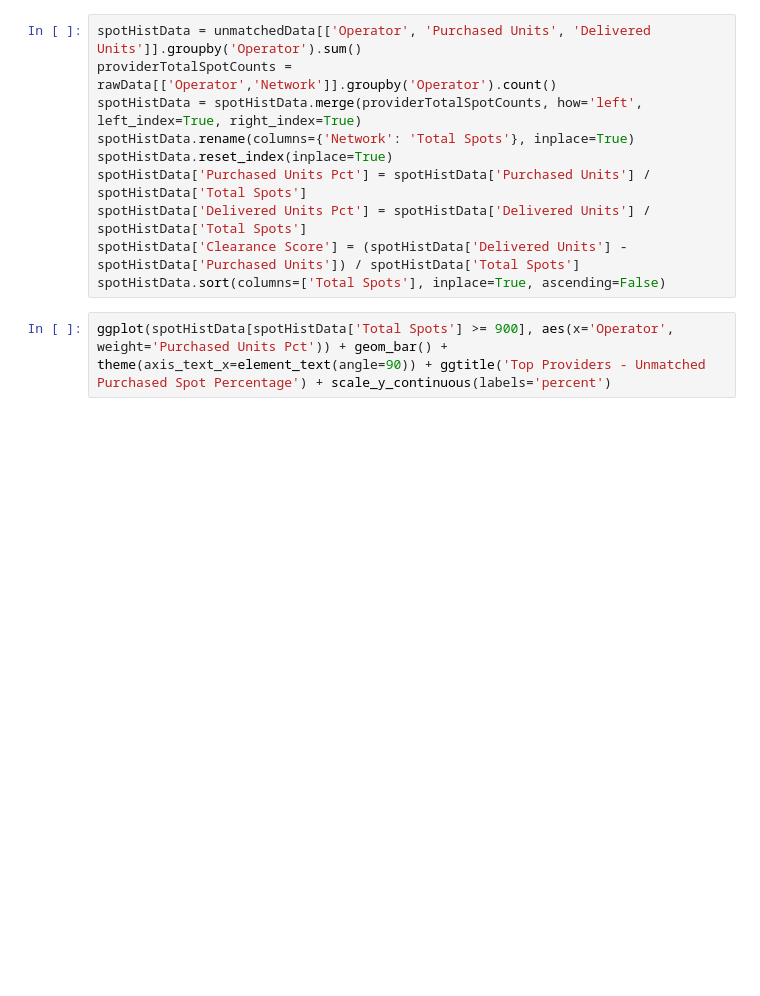
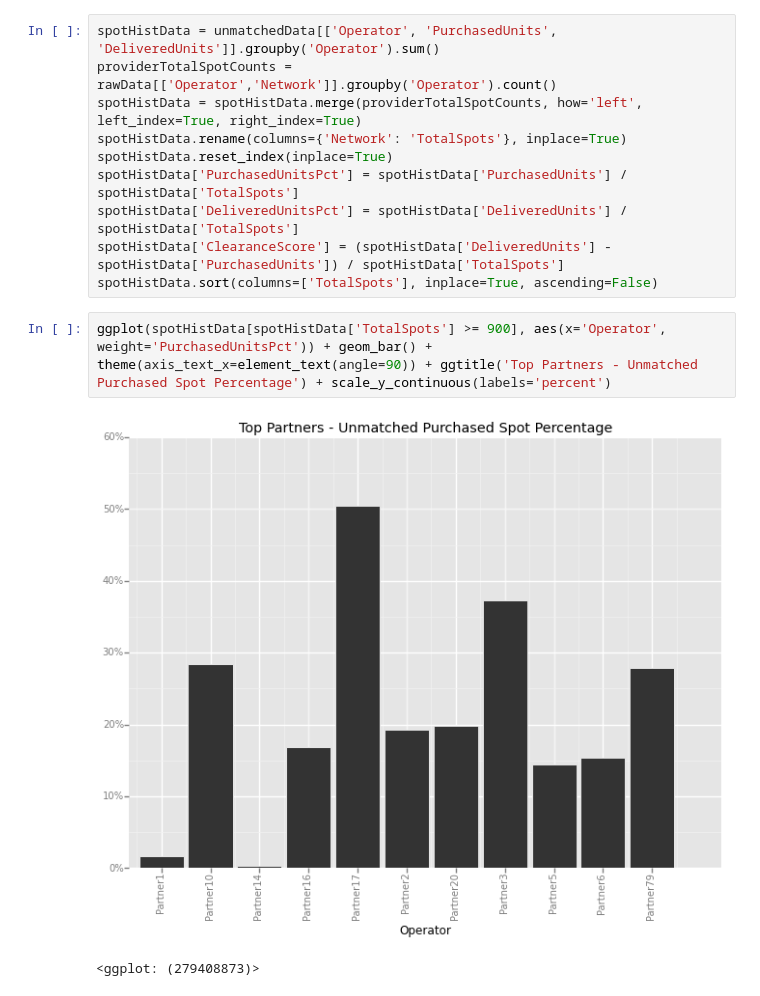
Before and after one commit to asbhat/data-science-class, a Jupyter notebook: final-project/Aditya Bhat - Final Project Presentation.ipynb, the cells around one changed output. Cells and saved outputs as stored; diff of their text form; blank space fills up the shorter version.

```diff
--- a/final-project/Aditya Bhat - Final Project Presentation.ipynb
+++ b/final-project/Aditya Bhat - Final Project Presentation.ipynb
@@ -16,13 +52,16 @@ unmatchedData = rawData[(rawData['Purchased Units'] == 0) | (rawData['Delivered
 # %%
-spotHistData = unmatchedData[['Operator', 'Purchased Units', 'Delivered Units']].groupby('Operator').sum()
+spotHistData = unmatchedData[['Operator', 'PurchasedUnits', 'DeliveredUnits']].groupby('Operator').sum()
 providerTotalSpotCounts = rawData[['Operator','Network']].groupby('Operator').count()
 spotHistData = spotHistData.merge(providerTotalSpotCounts, how='left', left_index=True, right_index=True)
-spotHistData.rename(columns={'Network': 'Total Spots'}, inplace=True)
+spotHistData.rename(columns={'Network': 'TotalSpots'}, inplace=True)
 spotHistData.reset_index(inplace=True)
-spotHistData['Purchased Units Pct'] = spotHistData['Purchased Units'] / spotHistData['Total Spots']
-spotHistData['Delivered Units Pct'] = spotHistData['Delivered Units'] / spotHistData['Total Spots']
-spotHistData['Clearance Score'] = (spotHistData['Delivered Units'] - spotHistData['Purchased Units']) / spotHistData['Total Spots']
-spotHistData.sort(columns=['Total Spots'], inplace=True, ascending=False)
+spotHistData['PurchasedUnitsPct'] = spotHistData['PurchasedUnits'] / spotHistData['TotalSpots']
+spotHistData['DeliveredUnitsPct'] = spotHistData['DeliveredUnits'] / spotHistData['TotalSpots']
+spotHistData['ClearanceScore'] = (spotHistData['DeliveredUnits'] - spotHistData['PurchasedUnits']) / spotHistData['TotalSpots']
+spotHistData.sort(columns=['TotalSpots'], inplace=True, ascending=False)
 # %%
-ggplot(spotHistData[spotHistData['Total Spots'] >= 900], aes(x='Operator', weight='Purchased Units Pct')) + geom_bar() + theme(axis_text_x=element_text(angle=90)) + ggtitle('Top Providers - Unmatched Purchased Spot Percentage') + scale_y_continuous(labels='percent')
+ggplot(spotHistData[spotHistData['TotalSpots'] >= 900], aes(x='Operator', weight='PurchasedUnitsPct')) + geom_bar() + theme(axis_text_x=element_text(angle=90)) + ggtitle('Top Partners - Unmatched Purchased Spot Percentage') + scale_y_continuous(labels='percent')
+# %% [output]
+[figure, added]
+<ggplot: (279408873)>
 # %%
```
Also changed, not shown: parts of 37 cells of this notebook, 1 other file.
